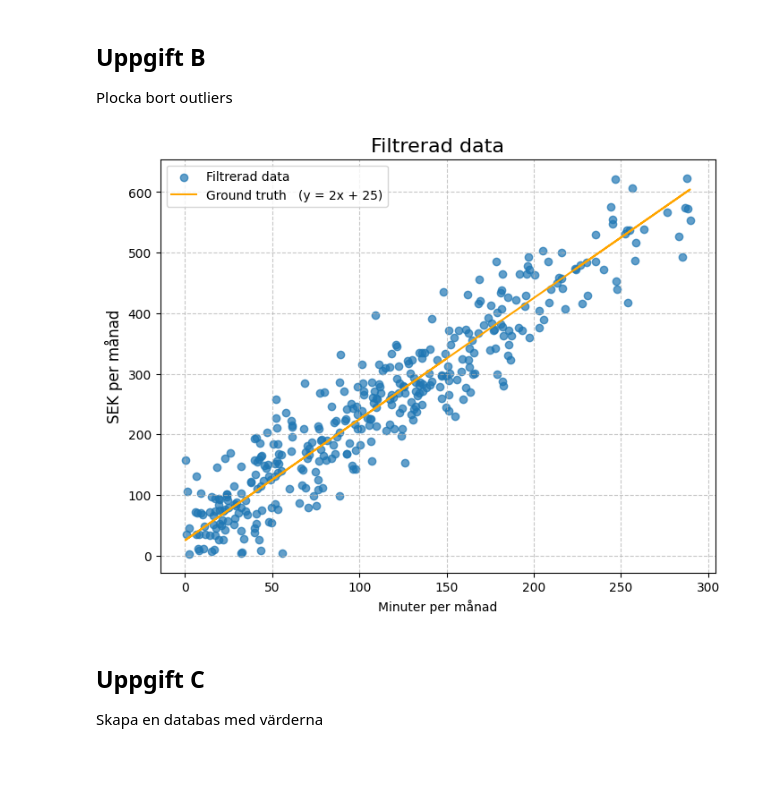
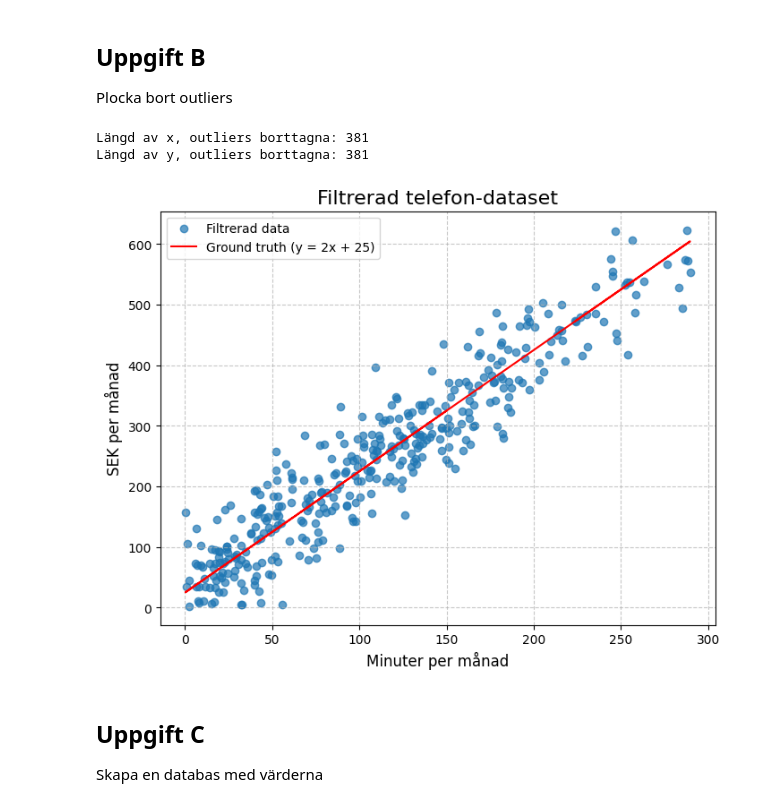
Before and after one commit to n00rp/Machine-Learning, a Jupyter notebook: Övningsuppgifter/E00_linjär_regression.ipynb, the cells around one changed output. Drawn from its saved outputs; the diff is of its cells as text; code cells hidden in the pictures; blank space fills up the shorter version.

```diff
--- a/Övningsuppgifter/E00_linjär_regression.ipynb
+++ b/Övningsuppgifter/E00_linjär_regression.ipynb
@@ -8,10 +8,16 @@ import matplotlib.pyplot as plt
 
 # Simulera data
 np.random.seed(42)  # Sätt seed för reproducerbarhet
-x = np.random.normal(loc=100, scale=100, size=400)
+x = np.random.normal(100, 100, 400)
 x = np.abs(x)  # Simulera x-värden och ta absolutvärde
 epsilon = np.random.normal(0, 50, 400)  # Simulera brus
 y = 2 * x + 25 + epsilon  # Beräkna y-värden
+
+# Visa de första 10 x-värdena
+print("x-värden:", x[:10])
+
+# Kontrollera om något x-värde är >= 300
+print("Finns det x-värden >= 300?", np.any(x >= 300))
 
 # Plotta datasetet
 plt.figure(figsize=(8, 6))  # Anpassa storleken på plotten
@@ -21,10 +27,18 @@ plt.scatter(x, y, alpha=0.6, label='Data')
 plt.axvline(x=300, color='red', linestyle='--', label='Max 300 minuter')  # Vertikal linje vid x=300
 plt.axhline(y=0, color='green', linestyle='--', label='Min 0 SEK')  # Horisontell linje vid y=0
 
-plt.title("Simulerad telefonabonnemangsdata med boundaries", fontsize=16)
+plt.title("Simulerad telefonabonnemangsdata", fontsize=16)
 plt.xlabel("Minuter per månad (x)", fontsize=12)
 plt.ylabel("Kostnad per månad (y)", fontsize=12)
 plt.grid(True, linestyle='--', alpha=0.7)
 plt.legend()
 plt.show()
+
+# Räkna antalet datapunkter där x >= 300 och y < 0
+x_over_300 = np.sum(x >= 300)
+y_under_0 = np.sum(y < 0)
+
+# Skriv ut resultaten
+print(f"Antal datapunkter där x >= 300: {x_over_300}")
+print(f"Antal datapunkter där y < 0: {y_under_0}")
 # %% [output]
@@ -48,26 +67,32 @@ Förklaring:
 
 Plocka bort outliers
 # %%
-mask = (x <= 300) & (y >= 0)
-filtered_x = x[mask]
-filtered_y = y[mask]
 
-# Plotta filtered dataset
+mask = (x <= 300) & (y >= 0)  # Skapa en mask för att filtrera bort outliers
+x_filtered = x[mask]  # Filtrera x-värden
+y_filtered = y[mask]  # Filtrera y-värden
 
+# Skriv ut längden på de filtrerade värdena
+print(f"Längd av x, outliers borttagna: {len(x_filtered)}")
+print(f"Längd av y, outliers borttagna: {len(y_filtered)}")
+
+# Rita upp det filtrerade datasetet
 plt.figure(figsize=(8, 6))
-plt.scatter(filtered_x, filtered_y, alpha= 0.7, label="Filtrerad data")
+plt.scatter(x_filtered, y_filtered, alpha=0.7, label='Filtrerad data')
 
-#Rite en "ground truth"
+# Rita "ground truth" med de sanna parametrarna
+plt.plot(x_filtered, 2 * x_filtered + 25, color='red', label='Ground truth (y = 2x + 25)')
 
-plt.plot(filtered_x, 2 * filtered_x + 25, color="orange", label= "Ground truth (y = 2x + 25)" )
-plt.title("Filtrerad data", fontsize= 16)
-plt.ylabel("SEK per månad", fontsize= 12)
-plt.xlabel("Minuter per månad")
-plt.grid(True, linestyle="--", alpha= 0.7)
+plt.title("Filtrerad telefon-dataset", fontsize=16)
+plt.xlabel("Minuter per månad", fontsize=12)
+plt.ylabel("SEK per månad", fontsize=12)
+plt.grid(True, linestyle='--', alpha=0.7)
 plt.legend()
 plt.show()
 # %% [output]
+Längd av x, outliers borttagna: 381
+Längd av y, outliers borttagna: 381
-[figure, old version]
+[figure, new version]
 # %% [markdown]
 ## Uppgift C
 
```
Also changed, not shown: parts of 1 cell of this notebook.
